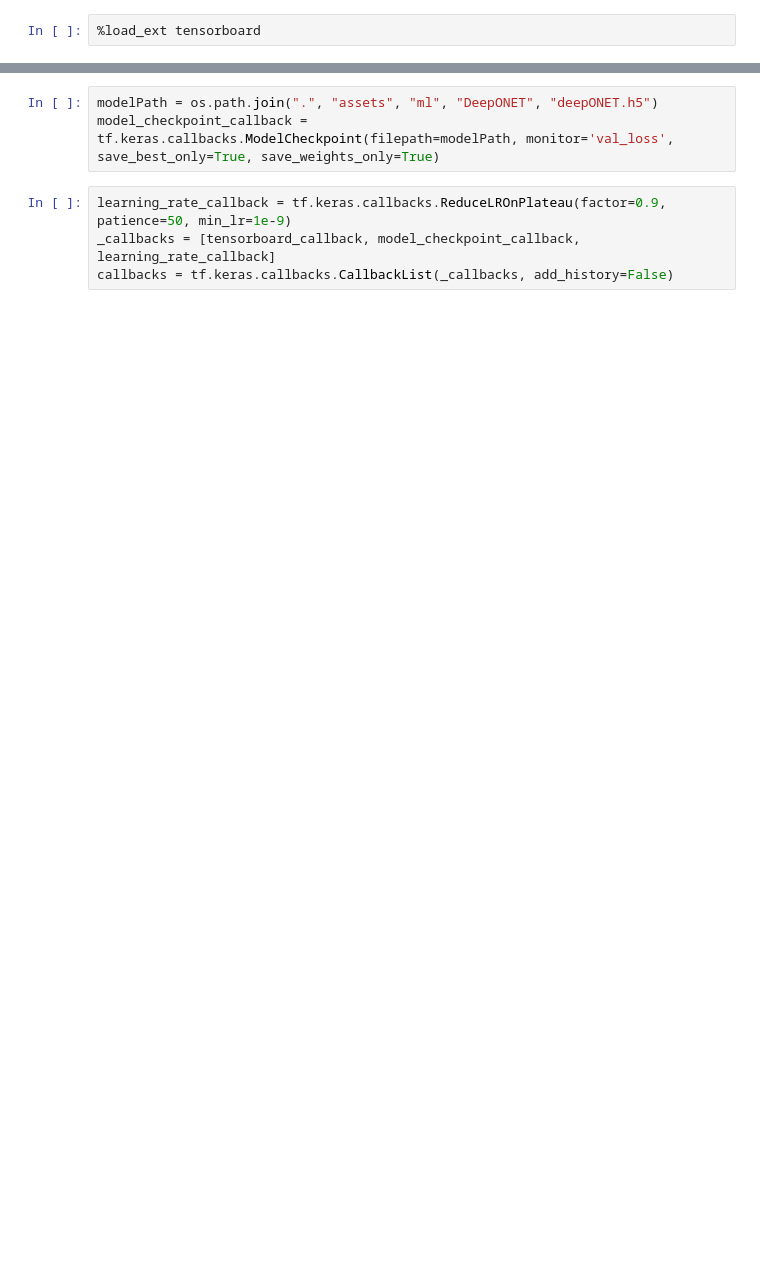
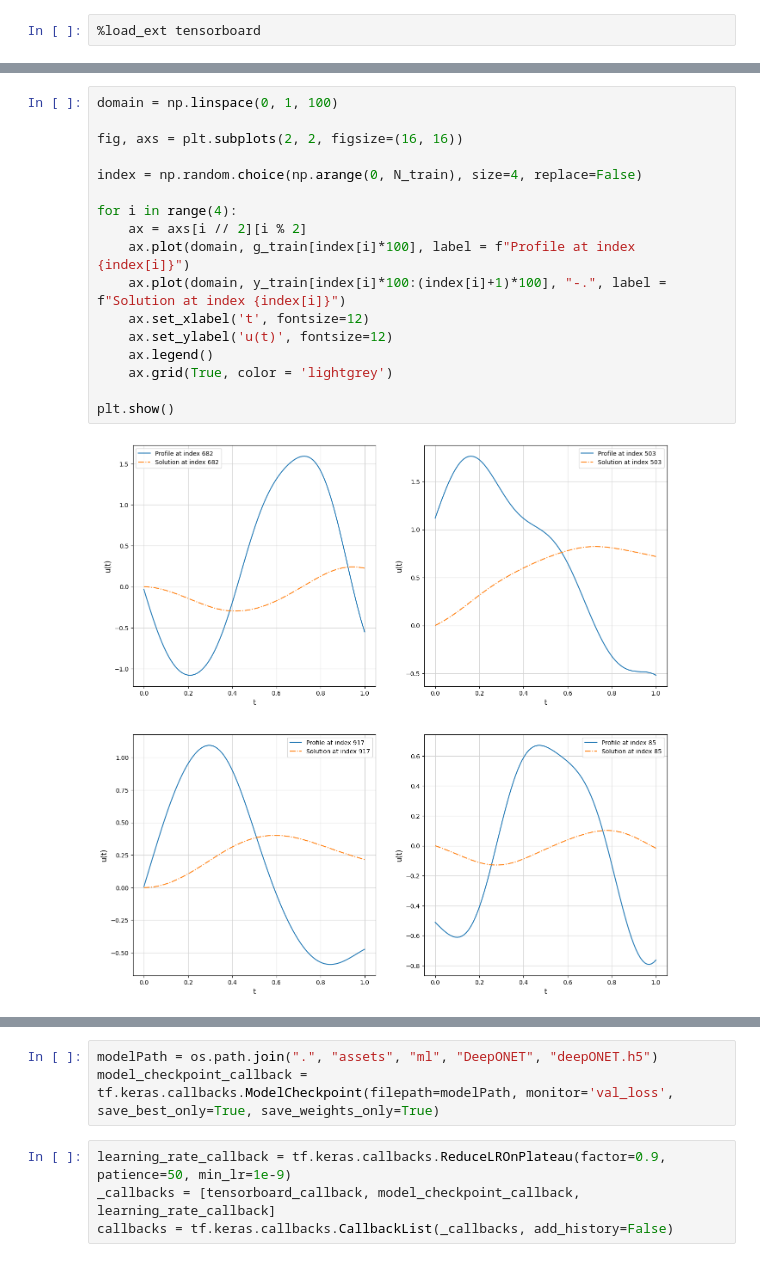
Before and after one commit to bkr11a/DeepONetPlayground, a Jupyter notebook: DeepONetTutorial.ipynb, the cells around one changed output, grey strips where cells are left out. Drawn from its saved outputs; the diff is of its cells as text; blank space fills up the shorter version.

```diff
--- a/DeepONetTutorial.ipynb
+++ b/DeepONetTutorial.ipynb
@@ -27,3 +125,22 @@ To enable the following instructions: AVX2 FMA, in other operations, rebuild Ten
+# %%
+domain = np.linspace(0, 1, 100)
+
+fig, axs = plt.subplots(2, 2, figsize=(16, 16))
+
+index = np.random.choice(np.arange(0, N_train), size=4, replace=False)
+
+for i in range(4):
+    ax = axs[i // 2][i % 2]
+    ax.plot(domain, g_train[index[i]*100], label = f"Profile at index {index[i]}")
+    ax.plot(domain, y_train[index[i]*100:(index[i]+1)*100], "-.", label = f"Solution at index {index[i]}")
+    ax.set_xlabel('t', fontsize=12)
+    ax.set_ylabel('u(t)', fontsize=12)
+    ax.legend()
+    ax.grid(True, color = 'lightgrey')
+
+plt.show()
+# %% [output]
+[figure, added]
 # %%
 log_dir = os.path.join(".", "assets", "logs", "fits", f"DeepONET_{datetime.datetime.now().strftime('%Y%m%d-%H%M%S')}")
 tensorboard_callback = tf.keras.callbacks.TensorBoard(log_dir=log_dir, histogram_freq=1, write_images=True, profile_batch= '10, 110')
```
Also changed, not shown: parts of 74 cells of this notebook, 2 other files.
